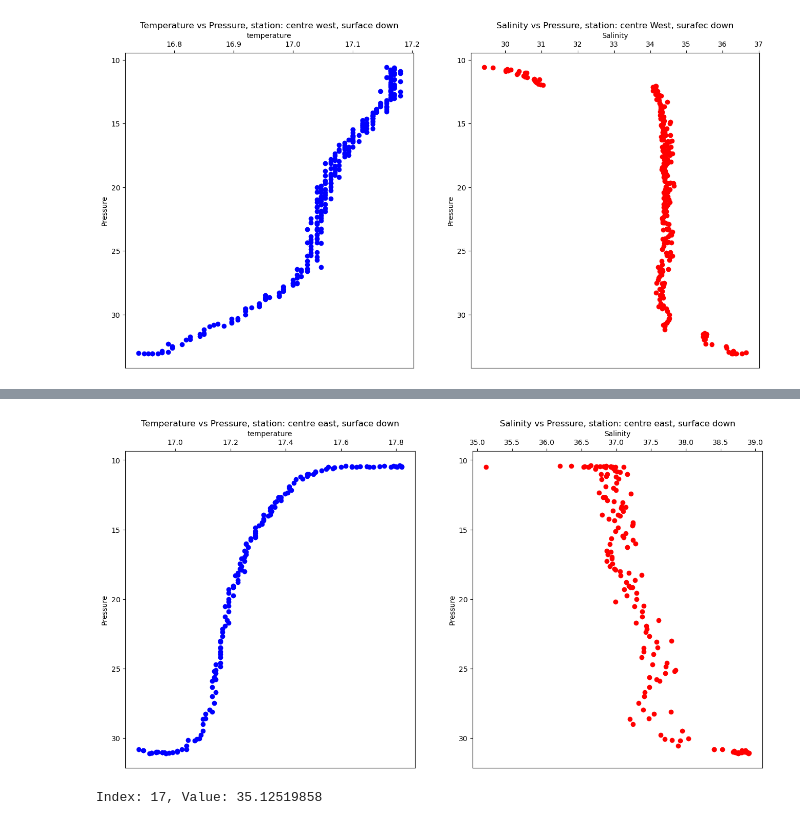
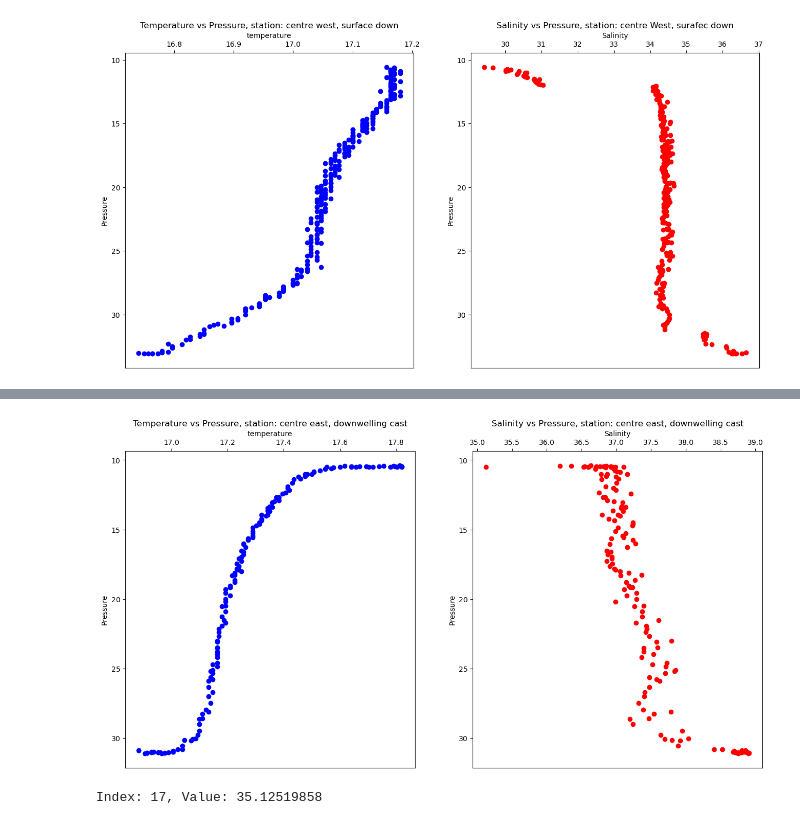
Before and after one commit to e-pr-e-pr/Ocean-colour-internship-project, a Jupyter notebook: ctd_insitu_plots.ipynb, the cells around one changed output, grey strips where cells are left out. Cells and saved outputs as stored; diff of their text form; code cells hidden in the pictures.

```diff
--- a/ctd_insitu_plots.ipynb
+++ b/ctd_insitu_plots.ipynb
@@ -579,3 +386,5 @@ plt.show()
 [figure]
 # %%
 # CENTRE WEST : temperature mstches really nicely here, and salinity looks more or less underestimsted. hard to say, since theres a lot of points around 30 that feels wrong to delete since they change with pressure.
+# %%
+c_east_surface_down= c_east_surface_down.drop(index=np.r_[0:4])#, 120:127])
@@ -582,35 +406,35 @@ plt.show()
 # %%
 fig, axs = plt.subplots(1, 2, figsize=(16, 8))
 
 temp_data = c_east_surface_down['Temperature']
 salinity_data = c_east_surface_down['Salinity']
 
 
 pressure_data = c_east_surface_down['Pressure']
 
 axs[0].scatter(temp_data, pressure_data, color='blue')
 axs[0].set_xlabel('temperature')
 axs[0].set_ylabel('Pressure')
 axs[0].yaxis.set_ticks_position('left')
 axs[0].xaxis.set_ticks_position('top')
 axs[0].xaxis.set_label_position('top')
 axs[0].invert_yaxis()
-axs[0].set_title('Temperature vs Pressure, station: centre east, surface down')
+axs[0].set_title('Temperature vs Pressure, station: centre east, downwelling cast')
 
 
 axs[1].scatter(salinity_data, pressure_data, color='red')
 axs[1].set_xlabel('Salinity')
 axs[1].set_ylabel('Pressure')
 axs[1].yaxis.set_ticks_position('left')
 axs[1].xaxis.set_ticks_position('top')
 axs[1].xaxis.set_label_position('top')
 axs[1].invert_yaxis()
-axs[1].set_title('Salinity vs Pressure, station: centre east, surface down')
-
+axs[1].set_title('Salinity vs Pressure, station: centre east, downwelling cast')
+#plt.savefig('C:/Users/a86963/Documents/results/figures/centre_east_temp_salinity_downwelling_cast.png')
 
 plt.show()
 # %% [output]
-[figure, old version]
+[figure, new version]
 # %%
 for index, value in enumerate(c_east_surface_down['Salinity']):
     if value < 36:
```
Also changed, not shown: parts of 65 cells of this notebook.
